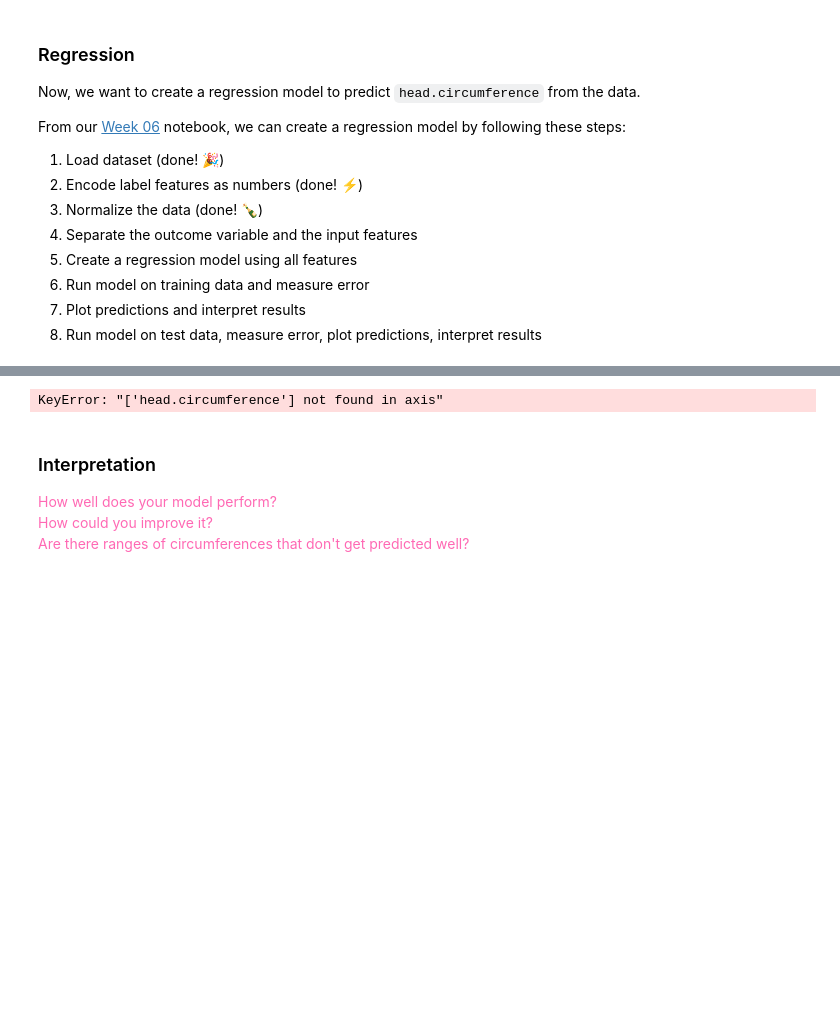
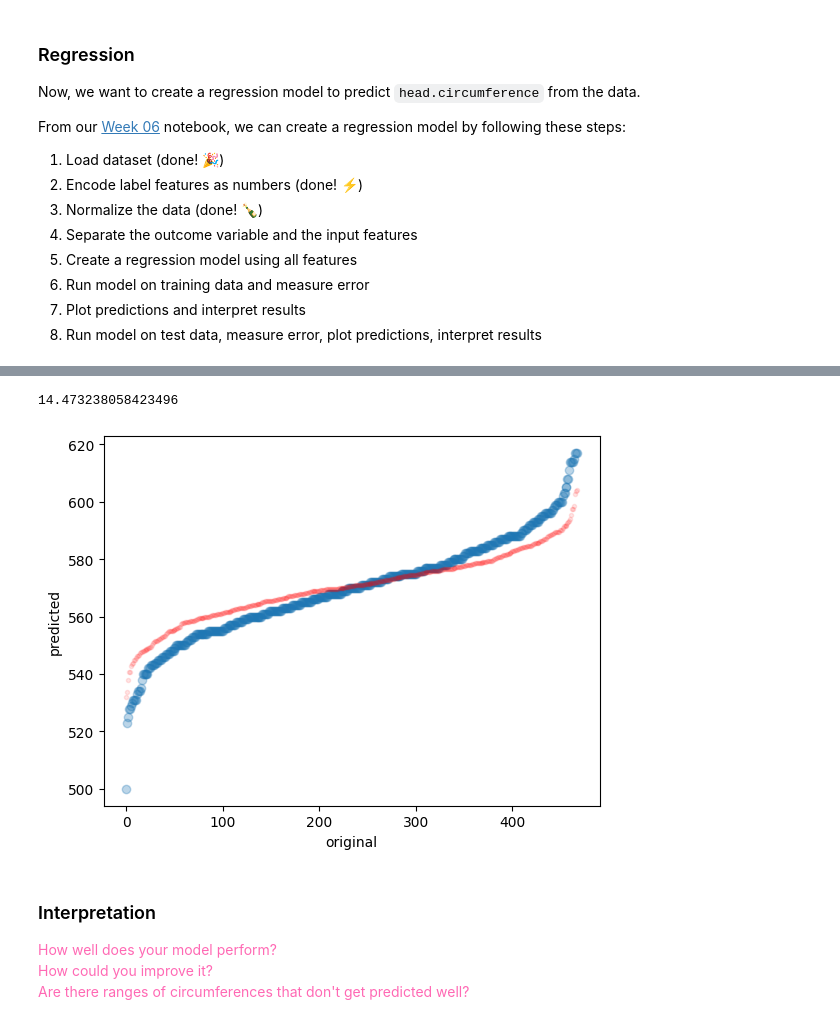
Before and after one commit to takuman-parsons-ml/Homework06, a Jupyter notebook: Homework06.ipynb, the cells around one changed output, grey strips where cells are left out. Saved outputs shown, nothing was run; the diff lists cells and outputs as text; code cells hidden in the pictures; blank space fills up the shorter version.

```diff
--- a/Homework06.ipynb
+++ b/Homework06.ipynb
@@ -219,16 +218,28 @@ ansur_test_encoded_df = ansur_test_df.copy()
 ansur_test_encoded_df = pd.get_dummies(ansur_test_df, columns=['gender'], drop_first=True)
 ansur_test_encoded_df = ansur_test_encoded_df.reindex(columns=ansur_scaler.columns, fill_value=0)
 ansur_test_scaled_df = ansur_scaler.transform(ansur_test_encoded_df)
-# %%
-## Run model on test data
-ansur_test_features = ansur_test_scaled_df.drop(columns=['head.circumference'])
-predicted_test_scaled = head_circum_model.predict(ansur_test_features)
-
-## Measure error on test data
-
-## Plot predictions and interpret results
-# %% [output]
-KeyError: "['head.circumference'] not found in axis"
+# %%
+## Run model on test data
+ansur_test_features = ansur_test_scaled_df.drop(columns=['head.circumference'])
+predicted_test_scaled = head_circum_model.predict(ansur_test_features)
+predicted = ansur_scaler.inverse_transform(predicted_test_scaled)
+
+## Plot predictions and interpret results
+head_circum_original = ansur_test_df["head.circumference"]
+head_circum_predicted = predicted["head.circumference"]
+
+## Measure error on test data
+print(regression_error(head_circum_original, head_circum_predicted))
+
+# Plot the original and predicted prices
+plt.plot(sorted(head_circum_original), marker='o', linestyle='', alpha=0.3)
+plt.plot(sorted(head_circum_predicted), color='r', marker='o', markersize='3', linestyle='', alpha=0.1)
+plt.ylabel("predicted")
+plt.xlabel("original")
+plt.show()
+# %% [output]
+14.473238058423496
+[figure, added]
 # %% [markdown]
 ### Interpretation
 
```
Also changed, not shown: parts of 4 cells of this notebook.
